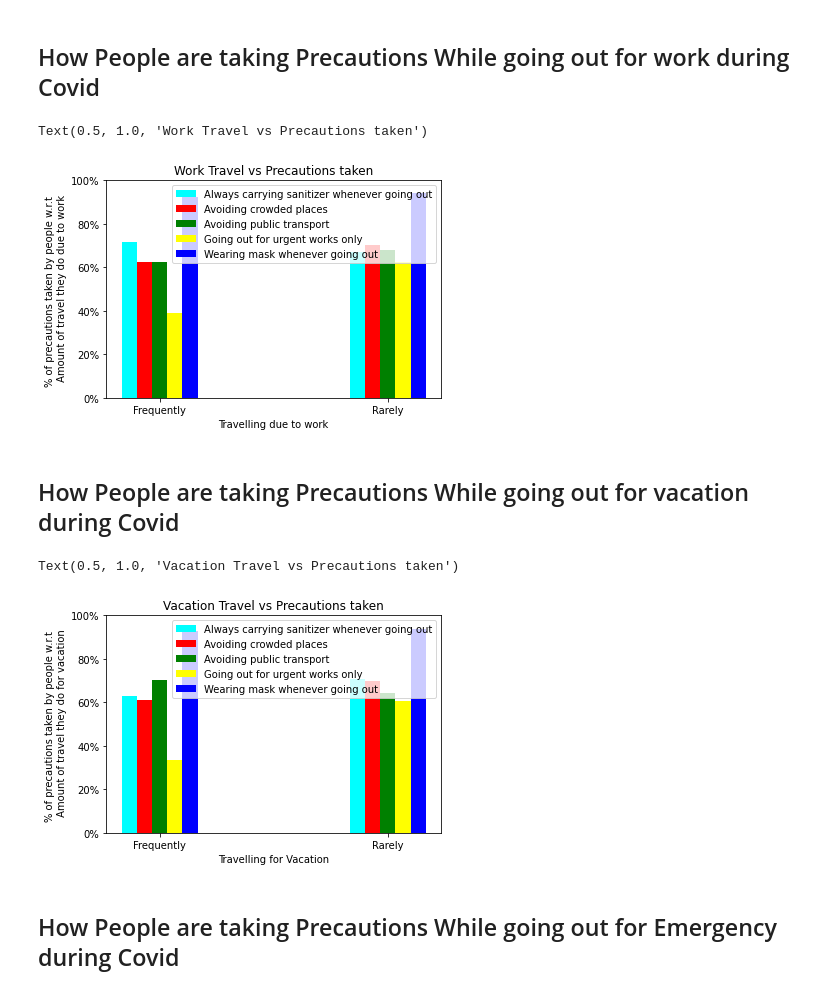
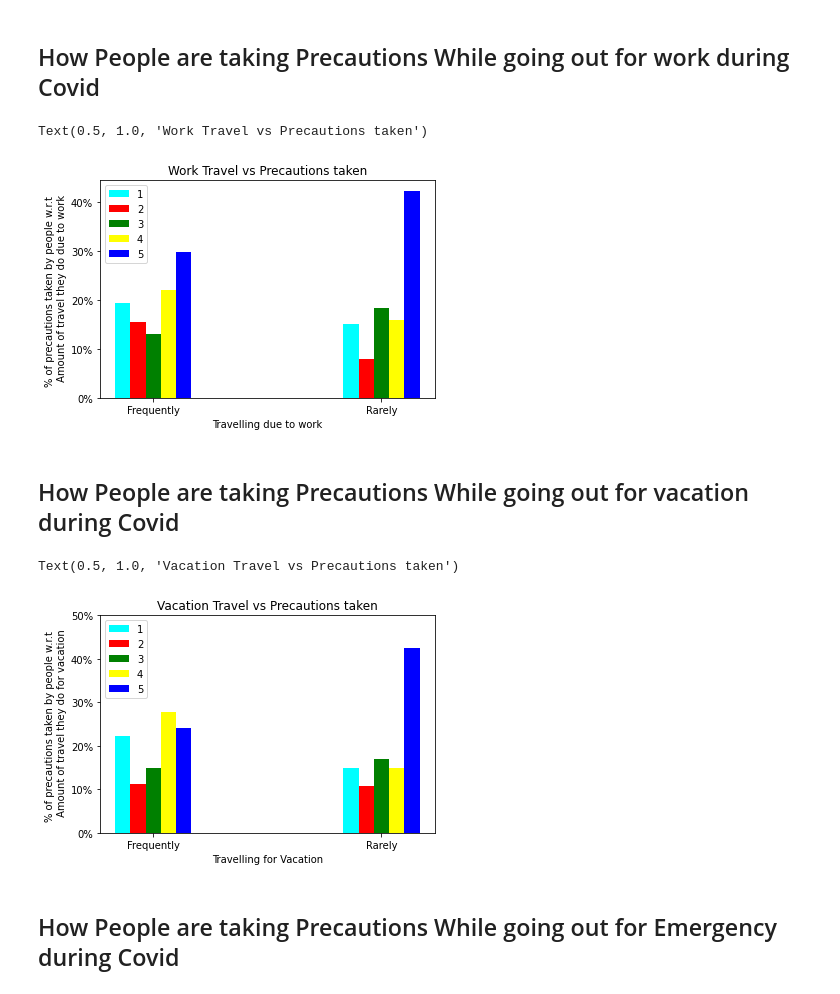
Before and after one commit to Samrat2001/Exploratory-Data-Analysis, a Jupyter notebook: Project_python_Final_cut.ipynb, the cells around one changed output. Cells and saved outputs as stored; diff of their text form; code cells hidden in the pictures.

```diff
--- a/Project_python_Final_cut.ipynb
+++ b/Project_python_Final_cut.ipynb
@@ -210,54 +216,62 @@ Text(0.5, 1.0, 'Covid status vs Precautions taken')
 ## How People are taking Precautions While going out for work during Covid
 # %%
 df_work_pr = pd.concat([df1.trv_work, df1.cov_prec.str.get_dummies(sep = ";")], axis = 1)
-p11 = df_work_pr.groupby("trv_work").aggregate(sum)
+p = df_work_pr.sum(axis = 1)
+df_work_pr["sum1"] = [str(x) for x in p]
+df_w = pd.concat([df_work_pr.trv_work,df_work_pr.sum1.str.get_dummies() ], axis = 1)
+
+p11 = df_w.groupby("trv_work").aggregate(sum)
 df1_11 = pd.DataFrame(pd.value_counts(df1.trv_work))
 g11 = p11.div(df1_11["trv_work"], axis = 0)
 
 f11 = plt.figure()
 x11 = np.array([1,4])
-y11 = np.array([0, 0.2, 0.4, 0.6, 0.8, 1])
+y11 = np.array([0,0.1, 0.2,0.3, 0.4])
 width = 0.2
-plt.bar(x11 - 0.4, g11["Always carrying sanitizer whenever going out"], width, color = "cyan")
-plt.bar(x11 - 0.2, g11["Avoiding crowded places"], width, color = "red")
-plt.bar(x11, g11["Avoiding public transport"], width, color = "green")
-plt.bar(x11 + 0.2, g11["Going out for urgent works only"], width, color = "yellow")
-plt.bar(x11 + 0.4, g11["Wearing mask whenever going out"], width, color = "blue")
+plt.bar(x11 - 0.4, g11["1"], width, color = "cyan")
+plt.bar(x11 - 0.2, g11["2"], width, color = "red")
+plt.bar(x11, g11["3"], width, color = "green")
+plt.bar(x11 + 0.2, g11["4"], width, color = "yellow")
+plt.bar(x11 + 0.4, g11["5"], width, color = "blue")
 plt.xticks(x11, list(g11.index))
-plt.yticks(y11, ["0%", "20%", "40%", "60%", "80%", "100%"])
+plt.yticks(y11, ["0%", "10%", "20%", "30%", "40%"])
 plt.legend(g11.columns, loc = "best")
 plt.xlabel("Travelling due to work")
 plt.ylabel("% of precautions taken by people w.r.t \n Amount of travel they do due to work")
 plt.title("Work Travel vs Precautions taken")
 # %% [output]
 Text(0.5, 1.0, 'Work Travel vs Precautions taken')
-[figure, old version]
+[figure, new version]
 # %% [markdown]
 ## How People are taking Precautions While going out for vacation during Covid
 # %%
 df_vaca_pr = pd.concat([df1.trv_vaca, df1.cov_prec.str.get_dummies(sep = ";")], axis = 1)
-p12 = df_vaca_pr.groupby("trv_vaca").aggregate(sum)
+p = df_vaca_pr.sum(axis = 1)
+df_vaca_pr["sum1"] = [str(x) for x in p]
+
+df_va = pd.concat([df_vaca_pr.trv_vaca,df_vaca_pr.sum1.str.get_dummies() ], axis = 1)
+p12 = df_va.groupby("trv_vaca").aggregate(sum)
 df1_12 = pd.DataFrame(pd.value_counts(df1.trv_vaca))
 g12 = p12.div(df1_12["trv_vaca"], axis = 0)
 
 f12 = plt.figure()
 x12 = np.array([1,4])
-y12 = np.array([0, 0.2, 0.4, 0.6, 0.8, 1])
+y12 = np.array([0, 0.1, 0.2, 0.3, 0.4, 0.5])
 width = 0.2
-plt.bar(x12 - 0.4, g12["Always carrying sanitizer whenever going out"], width, color = "cyan")
-plt.bar(x12 - 0.2, g12["Avoiding crowded places"], width, color = "red")
-plt.bar(x12, g12["Avoiding public transport"], width, color = "green")
-plt.bar(x12 + 0.2, g12["Going out for urgent works only"], width, color = "yellow")
-plt.bar(x12 + 0.4, g12["Wearing mask whenever going out"], width, color = "blue")
+plt.bar(x12 - 0.4, g12["1"], width, color = "cyan")
+plt.bar(x12 - 0.2, g12["2"], width, color = "red")
+plt.bar(x12, g12["3"], width, color = "green")
+plt.bar(x12 + 0.2, g12["4"], width, color = "yellow")
+plt.bar(x12 + 0.4, g12["5"], width, color = "blue")
 plt.xticks(x12, list(g12.index))
-plt.yticks(y12, ["0%", "20%", "40%", "60%", "80%", "100%"])
+plt.yticks(y12, ["0%", "10%", "20%", "30%", "40%", "50%"])
 plt.legend(g12.columns, loc = "best")
 plt.xlabel("Travelling for Vacation")
 plt.ylabel("% of precautions taken by people w.r.t \n Amount of travel they do for vacation")
 plt.title("Vacation Travel vs Precautions taken")
 # %% [output]
 Text(0.5, 1.0, 'Vacation Travel vs Precautions taken')
-[figure, old version]
+[figure, new version]
 # %% [markdown]
 ## How People are taking Precautions While going out for Emergency during Covid
 # %%
```
Also changed, not shown: parts of 25 cells of this notebook.
